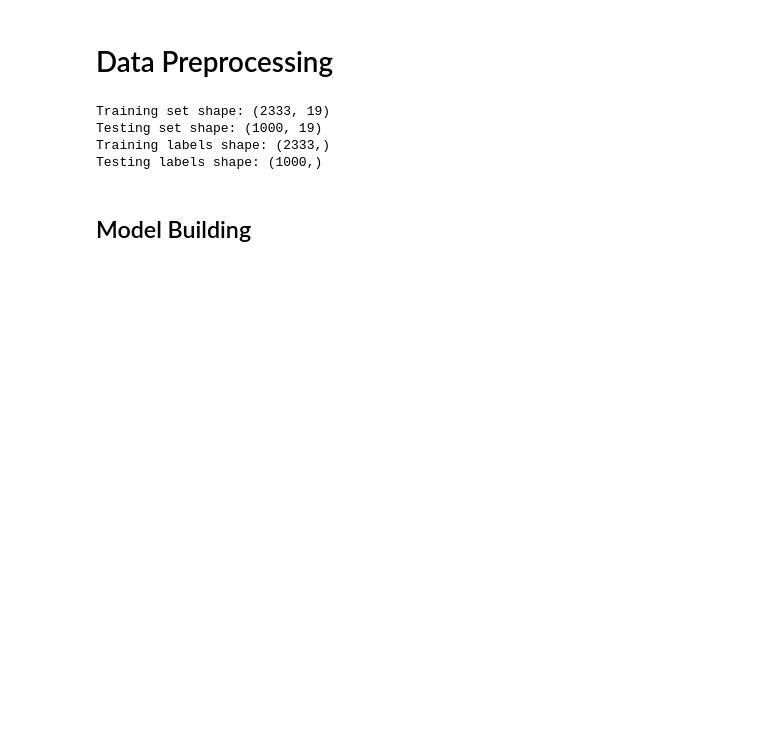
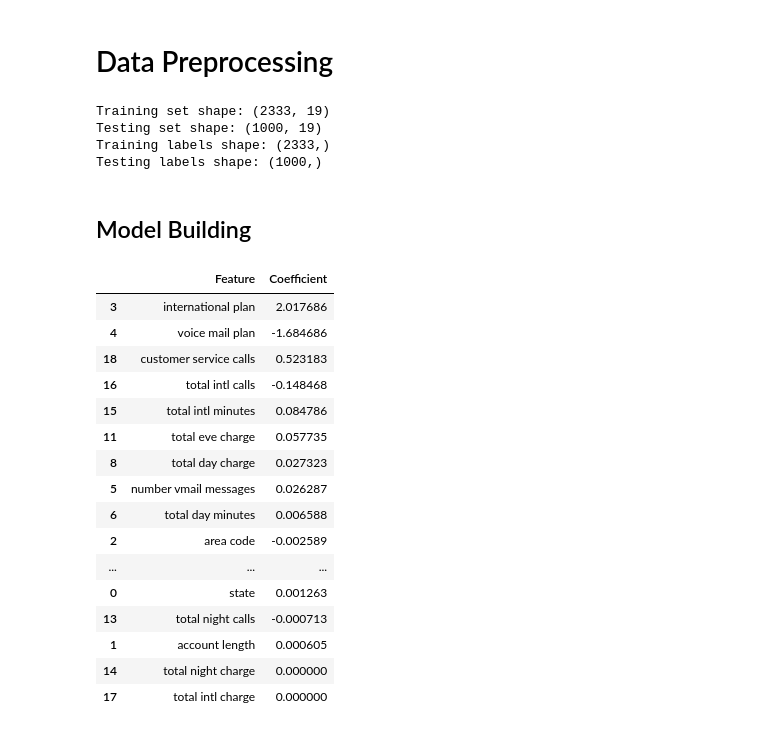
Before and after one commit to CatherineWanjau/SyriaTel-Customer-Churn, a Jupyter notebook: index.ipynb, the cells around one changed output. Drawn from its saved outputs; the diff is of its cells as text; code cells hidden in the pictures; blank space fills up the shorter version.

```diff
--- a/index.ipynb
+++ b/index.ipynb
@@ -118,0 +126,36 @@ Testing labels shape: (1000,)
+# %%
+import numpy as np
+
+# Retrieve feature names and coefficients
+feature_names = X_train.columns
+coefficients = best_logistic_model.coef_[0]
+
+# Create a DataFrame to display the coefficients with the corresponding feature names
+coef_df = pd.DataFrame({
+    'Feature': feature_names,
+    'Coefficient': coefficients
+})
+
+# Sort by the absolute value of the coefficients to identify the most influential features
+coef_df['abs_coefficient'] = np.abs(coef_df['Coefficient'])
+coef_df = coef_df.sort_values(by='abs_coefficient', ascending=False).drop(columns=['abs_coefficient'])
+
+coef_df
+# %% [output]
+|  | Feature | Coefficient |
+| 3 | international plan | 2.017686 |
+| 4 | voice mail plan | -1.684686 |
+| 18 | customer service calls | 0.523183 |
+| 16 | total intl calls | -0.148468 |
+| 15 | total intl minutes | 0.084786 |
+| 11 | total eve charge | 0.057735 |
+| 8 | total day charge | 0.027323 |
+| 5 | number vmail messages | 0.026287 |
+| 6 | total day minutes | 0.006588 |
+| 2 | area code | -0.002589 |
+| ... | ... | ... |
+| 0 | state | 0.001263 |
+| 13 | total night calls | -0.000713 |
+| 1 | account length | 0.000605 |
+| 14 | total night charge | 0.000000 |
+| 17 | total intl charge | 0.000000 |
```
Also changed, not shown: parts of 8 cells of this notebook.
